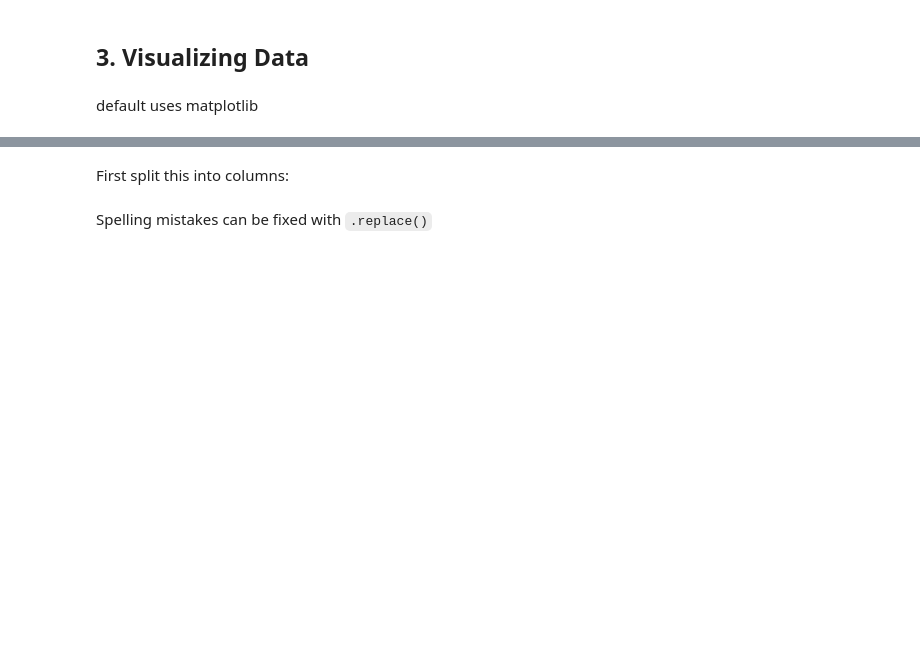
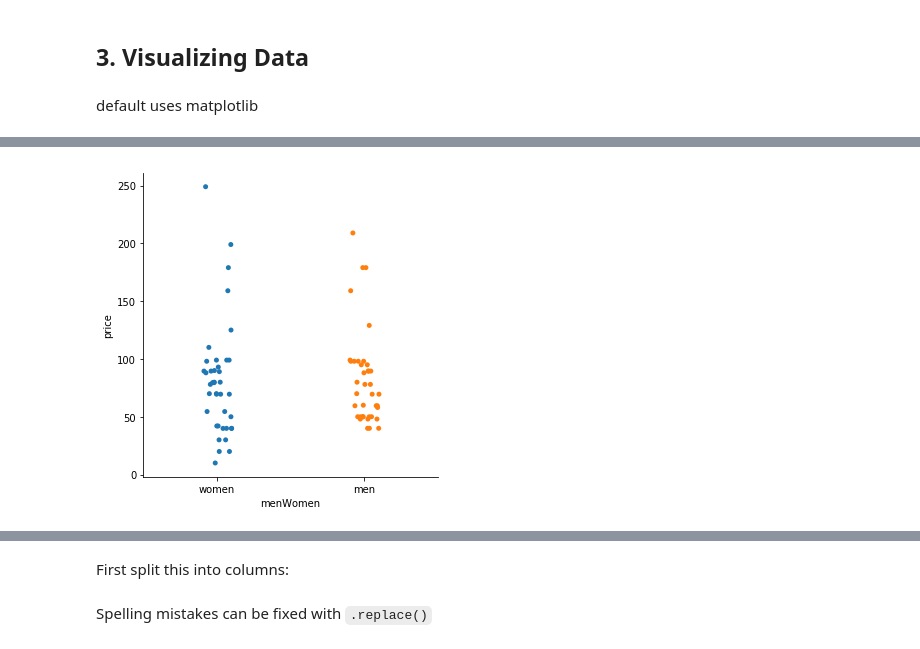
Before and after one commit to IBMDeveloperUK/Python-Pandas-Workshop, a Jupyter notebook: pandas-workshop.ipynb, the cells around one changed output, grey strips where cells are left out. Cells and saved outputs as stored; diff of their text form; code cells hidden in the pictures; blank space fills up the shorter version.

```diff
--- a/pandas-workshop.ipynb
+++ b/pandas-workshop.ipynb
@@ -385,0 +675,4 @@ jeans.columns
+# %%
+sns.catplot(x='menWomen', y='price', data=jeans);
+# %% [output]
+[figure, added]
```
Also changed, not shown: parts of 69 cells of this notebook.
